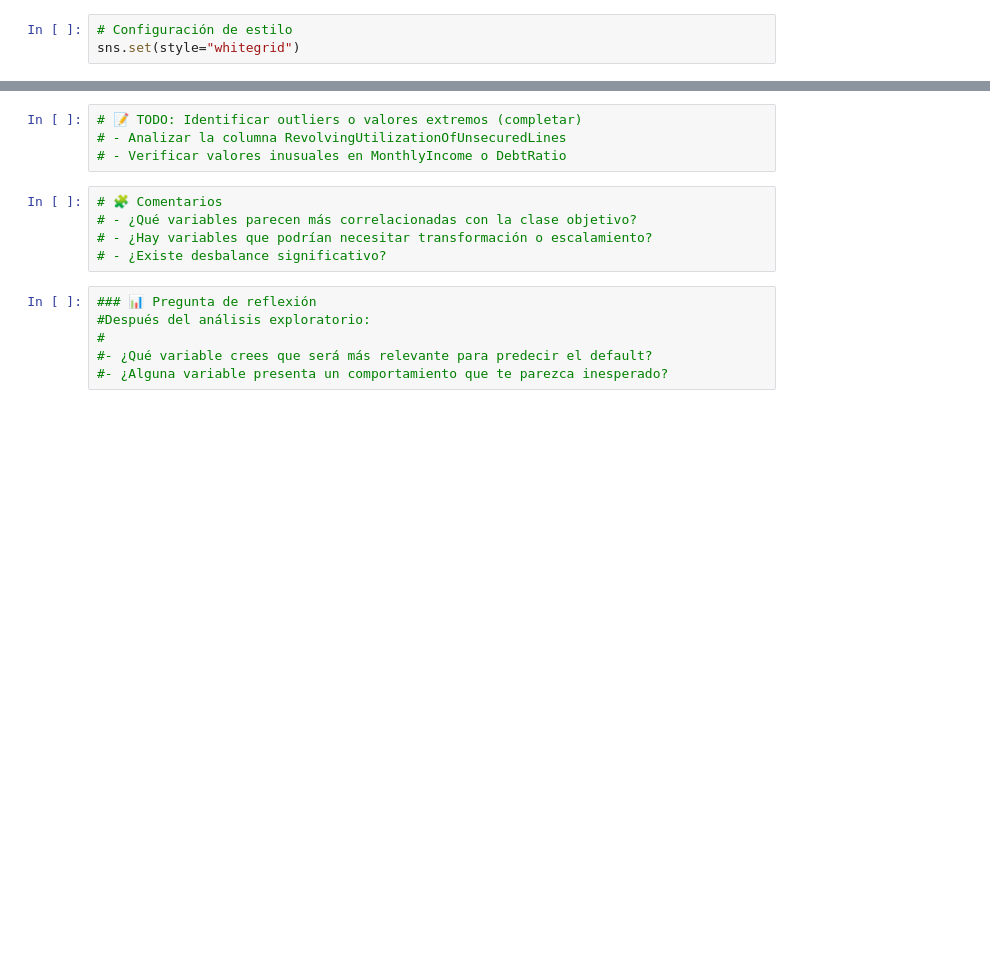
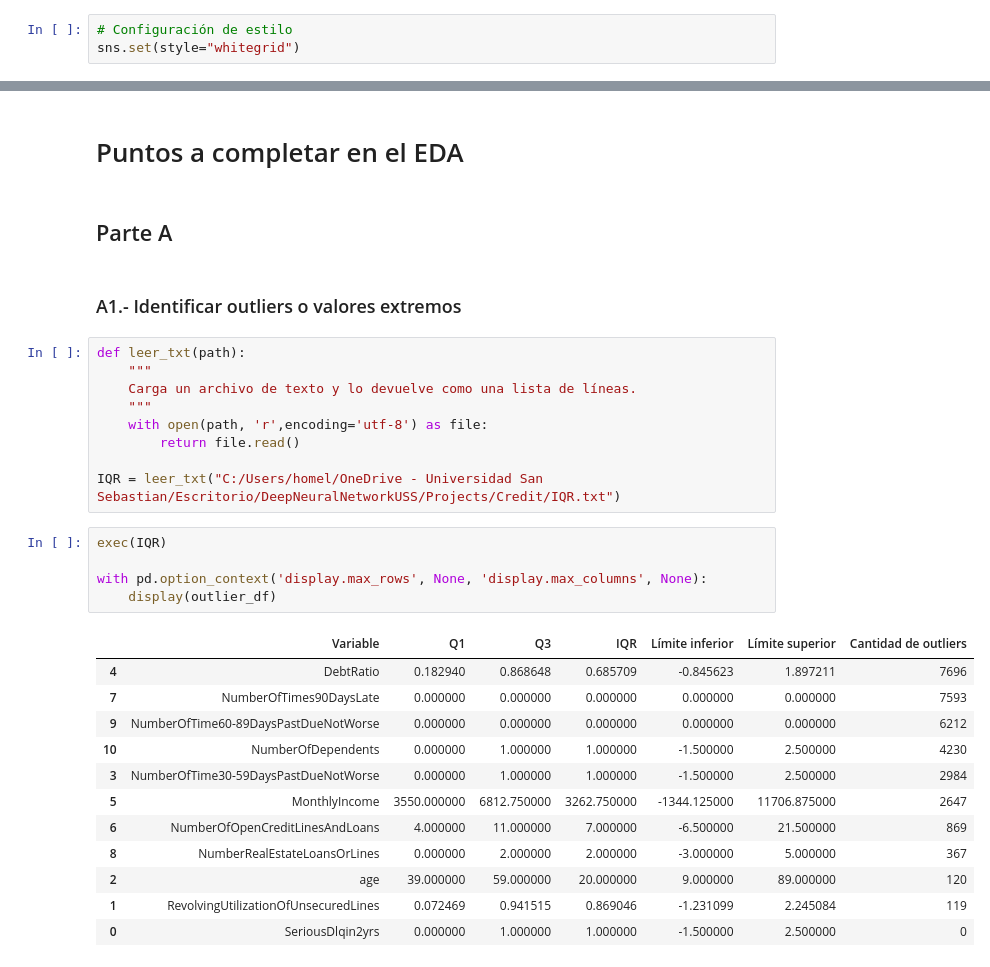
Before and after one commit to solivare/DeepNeuralNetworkUSS, a Jupyter notebook: Projects/Credit/notebooks/EDA.ipynb, the cells around one changed output, grey strips where cells are left out. Cells and saved outputs as stored; diff of their text form; blank space fills up the shorter version.

```diff
--- a/Projects/Credit/notebooks/EDA.ipynb
+++ b/Projects/Credit/notebooks/EDA.ipynb
@@ -63,15 +123,33 @@ plt.show()
-# %%
-# 📝 TODO: Identificar outliers o valores extremos (completar)
-# - Analizar la columna RevolvingUtilizationOfUnsecuredLines
-# - Verificar valores inusuales en MonthlyIncome o DebtRatio
-# %%
-# 🧩 Comentarios
-# - ¿Qué variables parecen más correlacionadas con la clase objetivo?
-# - ¿Hay variables que podrían necesitar transformación o escalamiento?
-# - ¿Existe desbalance significativo?
-# %%
-### 📊 Pregunta de reflexión
-#Después del análisis exploratorio:
-#
-#- ¿Qué variable crees que será más relevante para predecir el default?
-#- ¿Alguna variable presenta un comportamiento que te parezca inesperado?
+# %% [markdown]
+# Puntos a completar en el EDA
+# %% [markdown]
+## Parte A
+# %% [markdown]
+### A1.- Identificar outliers o valores extremos
+# %%
+def leer_txt(path):
+    """
+    Carga un archivo de texto y lo devuelve como una lista de líneas.
+    """
+    with open(path, 'r',encoding='utf-8') as file:
+        return file.read()
+
+IQR = leer_txt("C:/Users/homel/OneDrive - Universidad San Sebastian/Escritorio/DeepNeuralNetworkUSS/Projects/Credit/IQR.txt")
+# %%
+exec(IQR)
+
+with pd.option_context('display.max_rows', None, 'display.max_columns', None):
+    display(outlier_df)
+# %% [output]
+|  | Variable | Q1 | Q3 | IQR | Límite inferior | Límite superior | Cantidad de outliers |
+| 4 | DebtRatio | 0.182940 | 0.868648 | 0.685709 | -0.845623 | 1.897211 | 7696 |
+| 7 | NumberOfTimes90DaysLate | 0.000000 | 0.000000 | 0.000000 | 0.000000 | 0.000000 | 7593 |
+| 9 | NumberOfTime60-89DaysPastDueNotWorse | 0.000000 | 0.000000 | 0.000000 | 0.000000 | 0.000000 | 6212 |
+| 10 | NumberOfDependents | 0.000000 | 1.000000 | 1.000000 | -1.500000 | 2.500000 | 4230 |
+| 3 | NumberOfTime30-59DaysPastDueNotWorse | 0.000000 | 1.000000 | 1.000000 | -1.500000 | 2.500000 | 2984 |
+| 5 | MonthlyIncome | 3550.000000 | 6812.750000 | 3262.750000 | -1344.125000 | 11706.875000 | 2647 |
+| 6 | NumberOfOpenCreditLinesAndLoans | 4.000000 | 11.000000 | 7.000000 | -6.500000 | 21.500000 | 869 |
+| 8 | NumberRealEstateLoansOrLines | 0.000000 | 2.000000 | 2.000000 | -3.000000 | 5.000000 | 367 |
+| 2 | age | 39.000000 | 59.000000 | 20.000000 | 9.000000 | 89.000000 | 120 |
+| 1 | RevolvingUtilizationOfUnsecuredLines | 0.072469 | 0.941515 | 0.869046 | -1.231099 | 2.245084 | 119 |
+| 0 | SeriousDlqin2yrs | 0.000000 | 1.000000 | 1.000000 | -1.500000 | 2.500000 | 0 |
```
Also changed, not shown: parts of 26 cells of this notebook, 3 other files.
